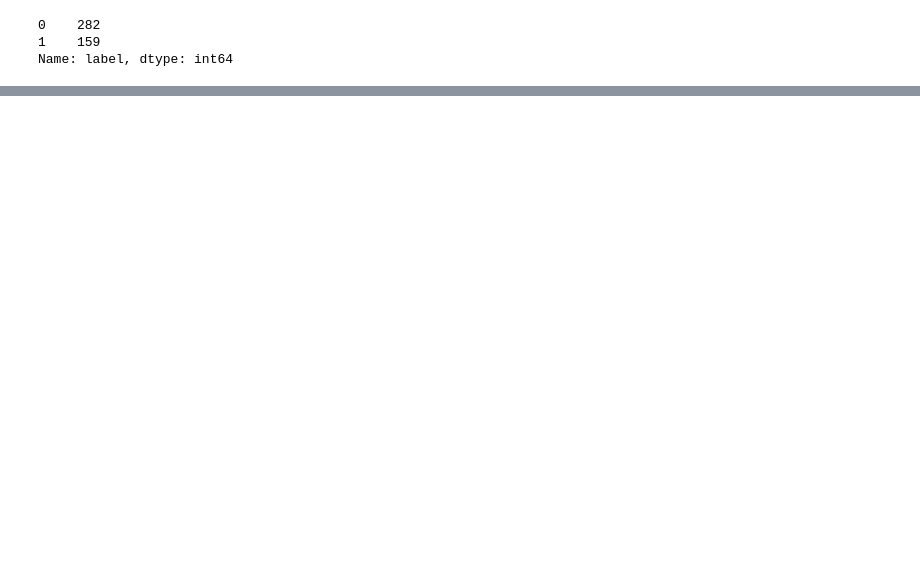
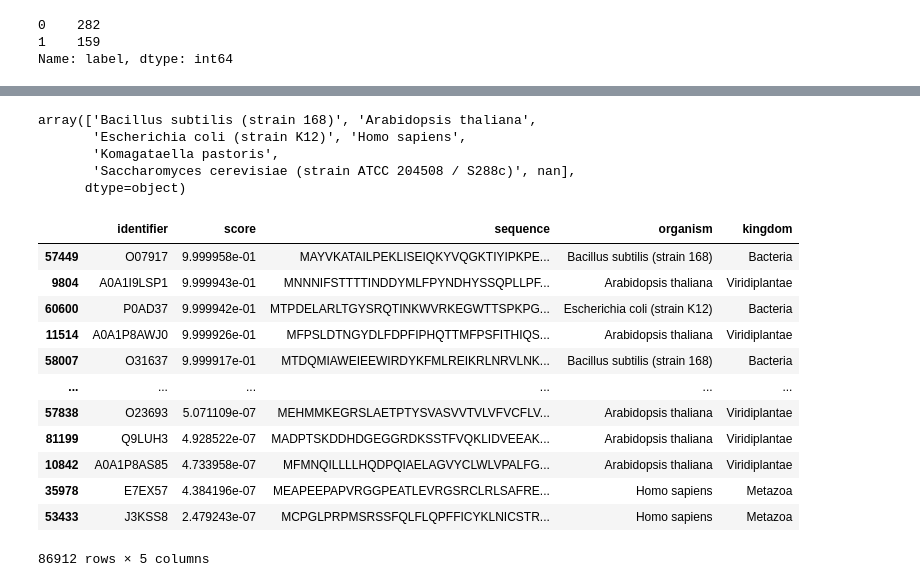
Before and after one commit to GavrilenkoA/DBP-Finder, a Jupyter notebook: notebooks/draft.ipynb, the cells around one changed output, grey strips where cells are left out. Saved outputs shown, nothing was run; the diff lists cells and outputs as text; code cells hidden in the pictures; blank space fills up the shorter version.

Commit message:
parse taxon

```diff
--- a/notebooks/draft.ipynb
+++ b/notebooks/draft.ipynb
@@ -66,0 +108,17 @@ df
+# %%
+score_df = pd.read_csv("../data/not_annotated/predictions.csv")
+id_df = pd.read_csv("../data/not_annotated/not_annotated_seqs.csv")
+taxon_df = pd.read_csv("../data/taxon/not_annotated_seqs.csv")
+# %%
+score_df = score_df.merge(id_df, on="identifier")
+prediction_df = score_df.merge(taxon_df, on="identifier")
+# %%
+prediction_df = prediction_df.sort_values(by=["score"], ascending=False)
+# %%
+prediction_df.organism.unique()
+# %% [output]
+array(['Bacillus subtilis (strain 168)', 'Arabidopsis thaliana',
+       'Escherichia coli (strain K12)', 'Homo sapiens',
+       'Komagataella pastoris',
+       'Saccharomyces cerevisiae (strain ATCC 204508 / S288c)', nan],
+      dtype=object)
@@ -66,0 +134,16 @@ df
+# %%
+prediction_df
+# %% [output]
+|  | identifier | score | sequence | organism | kingdom |
+| 57449 | O07917 | 9.999958e-01 | MAYVKATAILPEKLISEIQKYVQGKTIYIPKPE... | Bacillus subtilis (strain 168) | Bacteria |
+| 9804 | A0A1I9LSP1 | 9.999943e-01 | MNNNIFSTTTTINDDYMLFPYNDHYSSQPLLPF... | Arabidopsis thaliana | Viridiplantae |
+| 60600 | P0AD37 | 9.999942e-01 | MTPDELARLTGYSRQTINKWVRKEGWTTSPKPG... | Escherichia coli (strain K12) | Bacteria |
+| 11514 | A0A1P8AWJ0 | 9.999926e-01 | MFPSLDTNGYDLFDPFIPHQTTMFPSFITHIQS... | Arabidopsis thaliana | Viridiplantae |
+| 58007 | O31637 | 9.999917e-01 | MTDQMIAWEIEEWIRDYKFMLREIKRLNRVLNK... | Bacillus subtilis (strain 168) | Bacteria |
+| ... | ... | ... | ... | ... | ... |
+| 57838 | O23693 | 5.071109e-07 | MEHMMKEGRSLAETPTYSVASVVTVLVFVCFLV... | Arabidopsis thaliana | Viridiplantae |
+| 81199 | Q9LUH3 | 4.928522e-07 | MADPTSKDDHDGEGGRDKSSTFVQKLIDVEEAK... | Arabidopsis thaliana | Viridiplantae |
+| 10842 | A0A1P8AS85 | 4.733958e-07 | MFMNQILLLLHQDPQIAELAGVYCLWLVPALFG... | Arabidopsis thaliana | Viridiplantae |
+| 35978 | E7EX57 | 4.384196e-07 | MEAPEEPAPVRGGPEATLEVRGSRCLRLSAFRE... | Homo sapiens | Metazoa |
+| 53433 | J3KSS8 | 2.479243e-07 | MCPGLPRPMSRSSFQLFLQPFFICYKLNICSTR... | Homo sapiens | Metazoa |
+86912 rows × 5 columns
```
Also changed, not shown: parts of 16 cells of this notebook, 2 other files.
